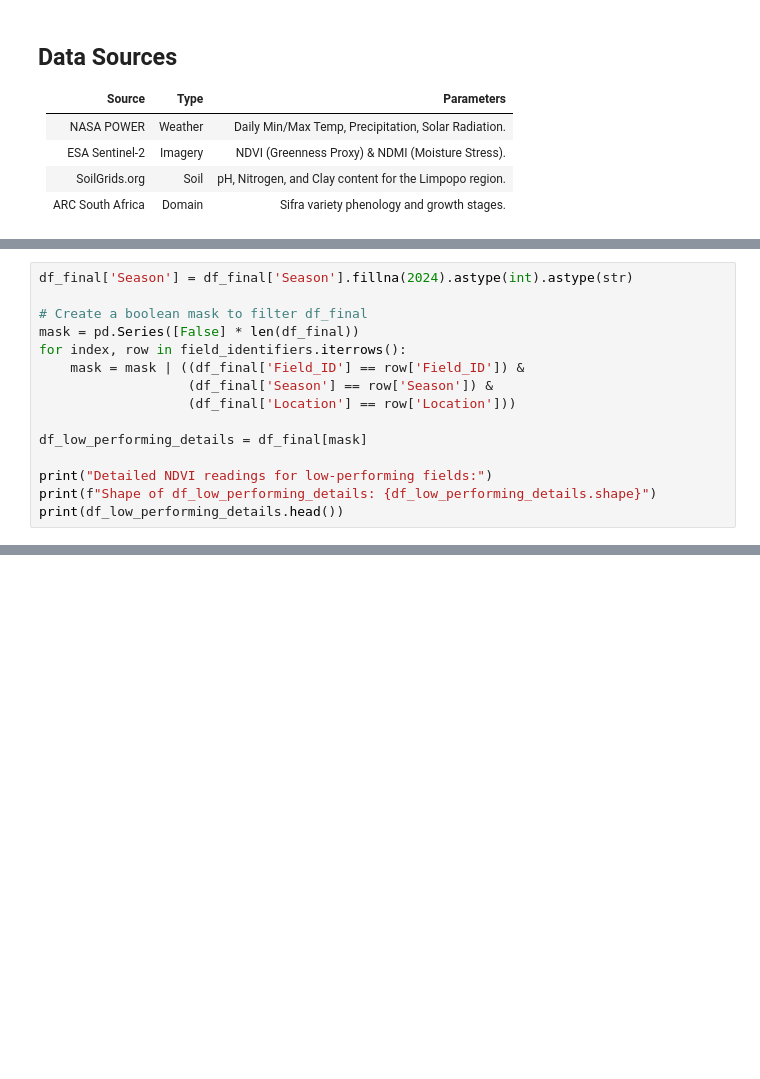
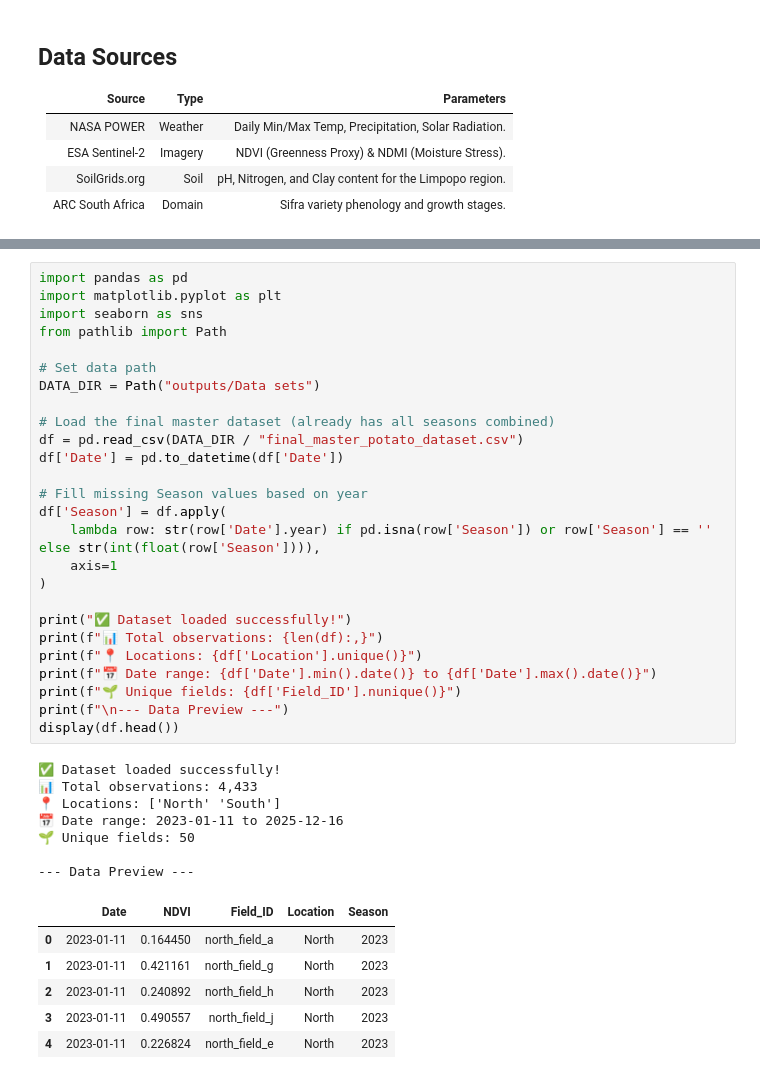
Before and after one commit to Rpvermaak/sifra-potato-yield-analysis, a Jupyter notebook: notebooks/Notebook_B_Comparative_Analysis_&_Modeling.ipynb, the cells around one changed output, grey strips where cells are left out. Drawn from its saved outputs; the diff is of its cells as text; blank space fills up the shorter version.

```diff
--- a/notebooks/Notebook_B_Comparative_Analysis_&_Modeling.ipynb
+++ b/notebooks/Notebook_B_Comparative_Analysis_&_Modeling.ipynb
@@ -407,15 +57,0 @@ To filter `df_final` for detailed NDVI readings of the low-performing fields, I
-# %%
-df_final['Season'] = df_final['Season'].fillna(2024).astype(int).astype(str)
-
-# Create a boolean mask to filter df_final
-mask = pd.Series([False] * len(df_final))
-for index, row in field_identifiers.iterrows():
-    mask = mask | ((df_final['Field_ID'] == row['Field_ID']) &
-                   (df_final['Season'] == row['Season']) &
-                   (df_final['Location'] == row['Location']))
-
-df_low_performing_details = df_final[mask]
-
-print("Detailed NDVI readings for low-performing fields:")
-print(f"Shape of df_low_performing_details: {df_low_performing_details.shape}")
-print(df_low_performing_details.head())
@@ -458,0 +86,40 @@ Line plot showing NDVI trends for low-performing fields generated.
+# %%
+import pandas as pd
+import matplotlib.pyplot as plt
+import seaborn as sns
+from pathlib import Path
+
+# Set data path
+DATA_DIR = Path("outputs/Data sets")
+
+# Load the final master dataset (already has all seasons combined)
+df = pd.read_csv(DATA_DIR / "final_master_potato_dataset.csv")
+df['Date'] = pd.to_datetime(df['Date'])
+
+# Fill missing Season values based on year
+df['Season'] = df.apply(
+    lambda row: str(row['Date'].year) if pd.isna(row['Season']) or row['Season'] == '' else str(int(float(row['Season']))),
+    axis=1
+)
+
+print("✅ Dataset loaded successfully!")
+print(f"📊 Total observations: {len(df):,}")
+print(f"📍 Locations: {df['Location'].unique()}")
+print(f"📅 Date range: {df['Date'].min().date()} to {df['Date'].max().date()}")
+print(f"🌱 Unique fields: {df['Field_ID'].nunique()}")
+print(f"\n--- Data Preview ---")
+display(df.head())
+# %% [output]
+✅ Dataset loaded successfully!
+📊 Total observations: 4,433
+📍 Locations: ['North' 'South']
+📅 Date range: 2023-01-11 to 2025-12-16
+🌱 Unique fields: 50
+
+--- Data Preview ---
+|  | Date | NDVI | Field_ID | Location | Season |
+| 0 | 2023-01-11 | 0.164450 | north_field_a | North | 2023 |
+| 1 | 2023-01-11 | 0.421161 | north_field_g | North | 2023 |
+| 2 | 2023-01-11 | 0.240892 | north_field_h | North | 2023 |
+| 3 | 2023-01-11 | 0.490557 | north_field_j | North | 2023 |
+| 4 | 2023-01-11 | 0.226824 | north_field_e | North | 2023 |
```
Also changed, not shown: parts of 44 cells of this notebook, 9 other files.
